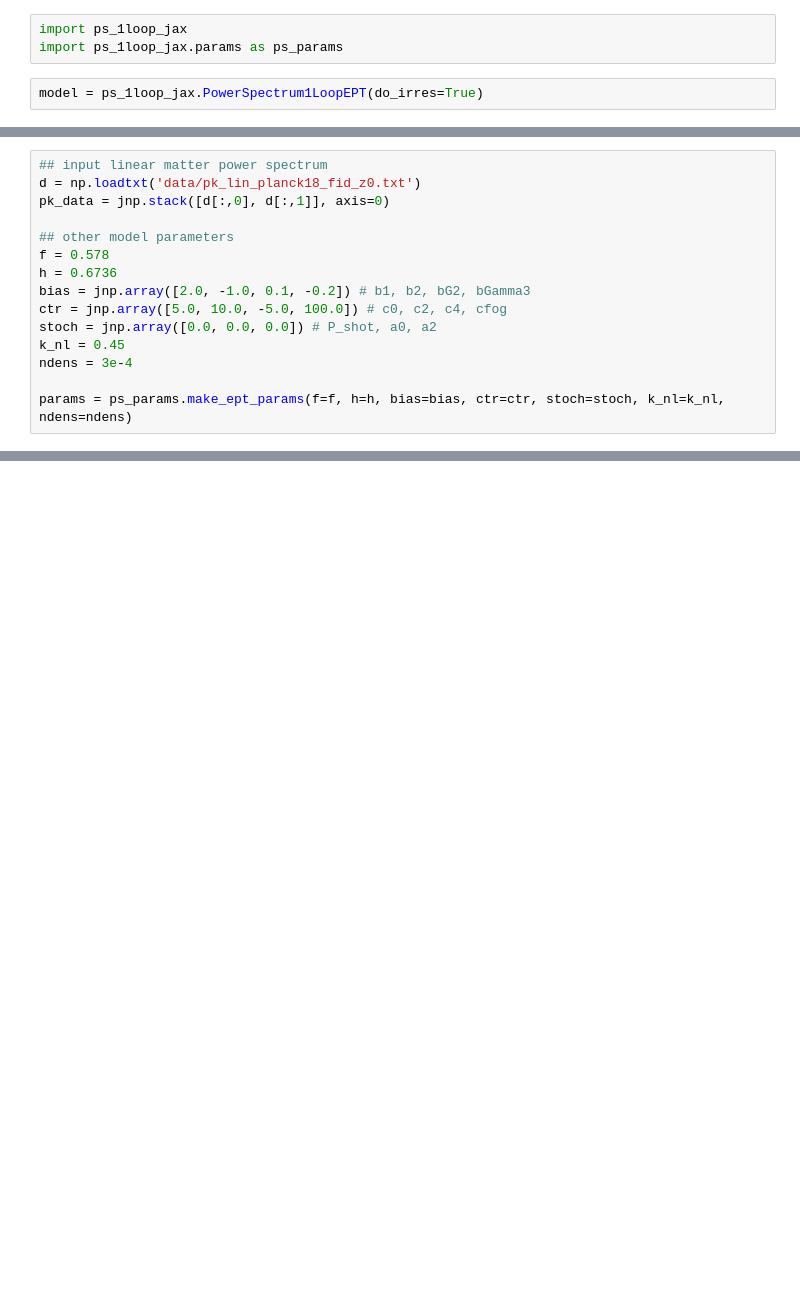
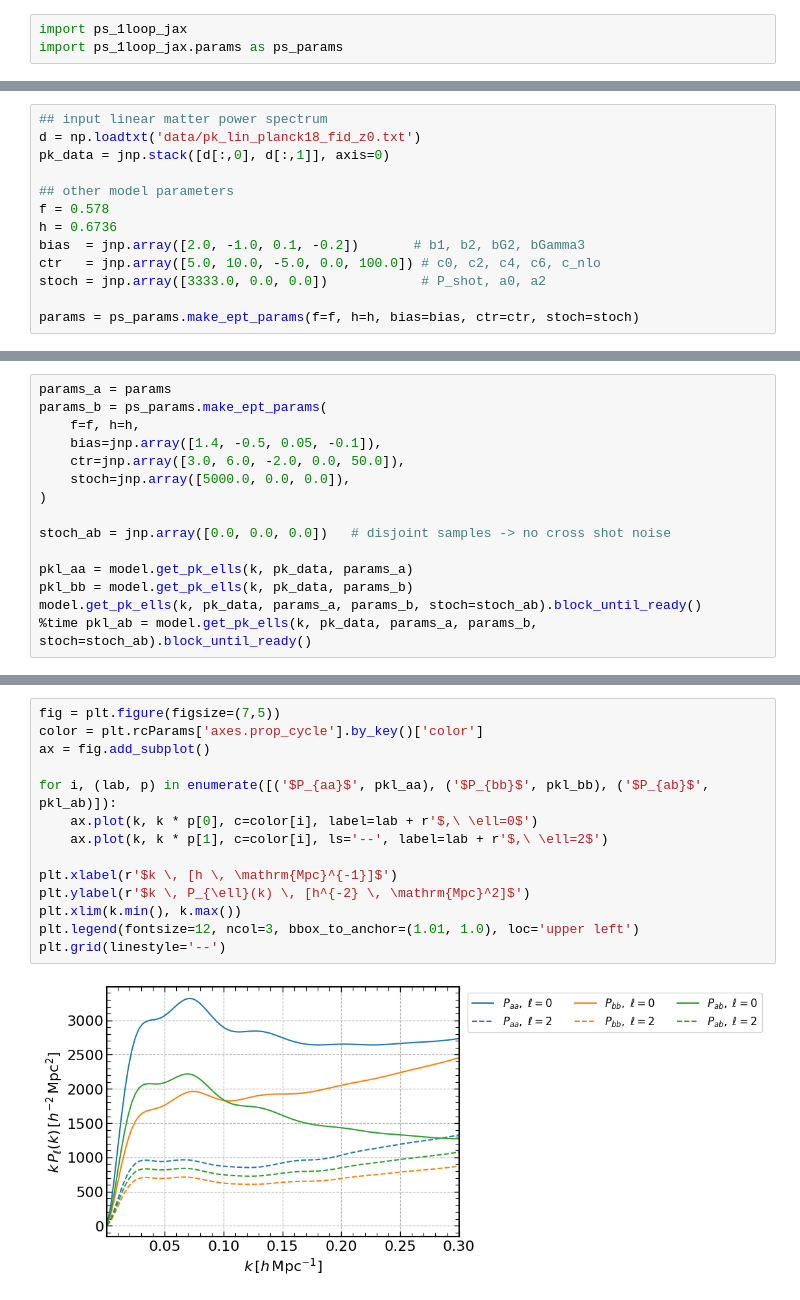
Before and after one commit to archaeo-pteryx/elf, a Jupyter notebook: example/ps_1loop_ept.ipynb, the cells around one changed output, grey strips where cells are left out. Drawn from its saved outputs; the diff is of its cells as text; blank space fills up the shorter version.

```diff
--- a/example/ps_1loop_ept.ipynb
+++ b/example/ps_1loop_ept.ipynb
@@ -27,5 +29,3 @@ plt.rcParams['text.usetex'] = False
 # %%
 import ps_1loop_jax
 import ps_1loop_jax.params as ps_params
-# %%
-model = ps_1loop_jax.PowerSpectrum1LoopEPT(do_irres=True)
@@ -37,10 +52,8 @@ pk_data = jnp.stack([d[:,0], d[:,1]], axis=0)
 ## other model parameters
 f = 0.578
 h = 0.6736
-bias = jnp.array([2.0, -1.0, 0.1, -0.2]) # b1, b2, bG2, bGamma3
-ctr = jnp.array([5.0, 10.0, -5.0, 100.0]) # c0, c2, c4, cfog
-stoch = jnp.array([0.0, 0.0, 0.0]) # P_shot, a0, a2
-k_nl = 0.45
-ndens = 3e-4
+bias  = jnp.array([2.0, -1.0, 0.1, -0.2])       # b1, b2, bG2, bGamma3
+ctr   = jnp.array([5.0, 10.0, -5.0, 0.0, 100.0]) # c0, c2, c4, c6, c_nlo
+stoch = jnp.array([3333.0, 0.0, 0.0])            # P_shot, a0, a2
 
-params = ps_params.make_ept_params(f=f, h=h, bias=bias, ctr=ctr, stoch=stoch, k_nl=k_nl, ndens=ndens)
+params = ps_params.make_ept_params(f=f, h=h, bias=bias, ctr=ctr, stoch=stoch)
@@ -129,0 +150,15 @@ for ax in axs:
+# %%
+params_a = params
+params_b = ps_params.make_ept_params(
+    f=f, h=h,
+    bias=jnp.array([1.4, -0.5, 0.05, -0.1]),
+    ctr=jnp.array([3.0, 6.0, -2.0, 0.0, 50.0]),
+    stoch=jnp.array([5000.0, 0.0, 0.0]),
+)
+
+stoch_ab = jnp.array([0.0, 0.0, 0.0])   # disjoint samples -> no cross shot noise
+
+pkl_aa = model.get_pk_ells(k, pk_data, params_a)
+pkl_bb = model.get_pk_ells(k, pk_data, params_b)
+model.get_pk_ells(k, pk_data, params_a, params_b, stoch=stoch_ab).block_until_ready()
+%time pkl_ab = model.get_pk_ells(k, pk_data, params_a, params_b, stoch=stoch_ab).block_until_ready()
@@ -129,0 +168,16 @@ for ax in axs:
+# %%
+fig = plt.figure(figsize=(7,5))
+color = plt.rcParams['axes.prop_cycle'].by_key()['color']
+ax = fig.add_subplot()
+
+for i, (lab, p) in enumerate([('$P_{aa}$', pkl_aa), ('$P_{bb}$', pkl_bb), ('$P_{ab}$', pkl_ab)]):
+    ax.plot(k, k * p[0], c=color[i], label=lab + r'$,\ \ell=0$')
+    ax.plot(k, k * p[1], c=color[i], ls='--', label=lab + r'$,\ \ell=2$')
+
+plt.xlabel(r'$k \, [h \, \mathrm{Mpc}^{-1}]$')
+plt.ylabel(r'$k \, P_{\ell}(k) \, [h^{-2} \, \mathrm{Mpc}^2]$')
+plt.xlim(k.min(), k.max())
+plt.legend(fontsize=12, ncol=3, bbox_to_anchor=(1.01, 1.0), loc='upper left')
+plt.grid(linestyle='--')
+# %% [output]
+[figure, added]
```
Also changed, not shown: parts of 17 cells of this notebook, 2 other files.
